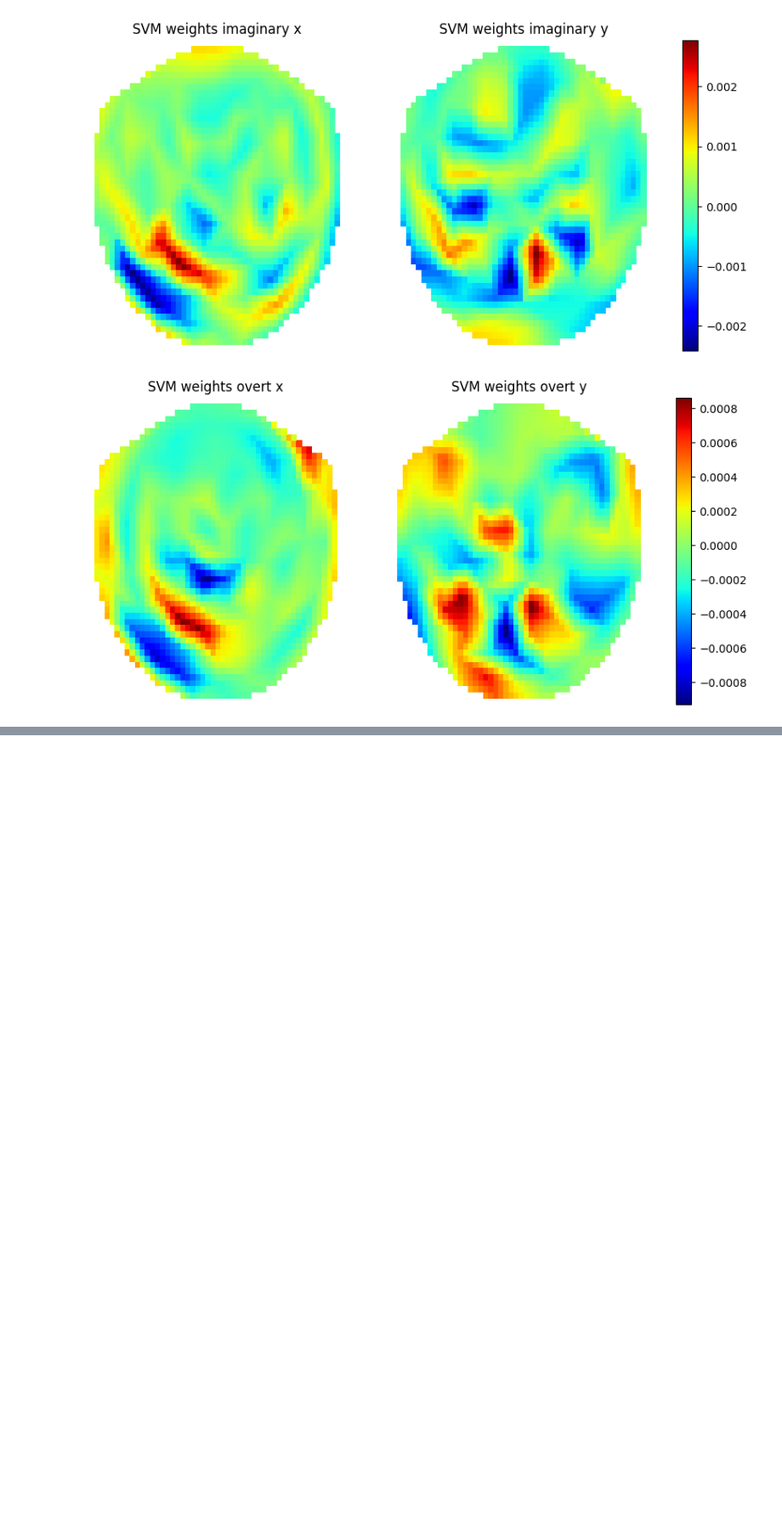
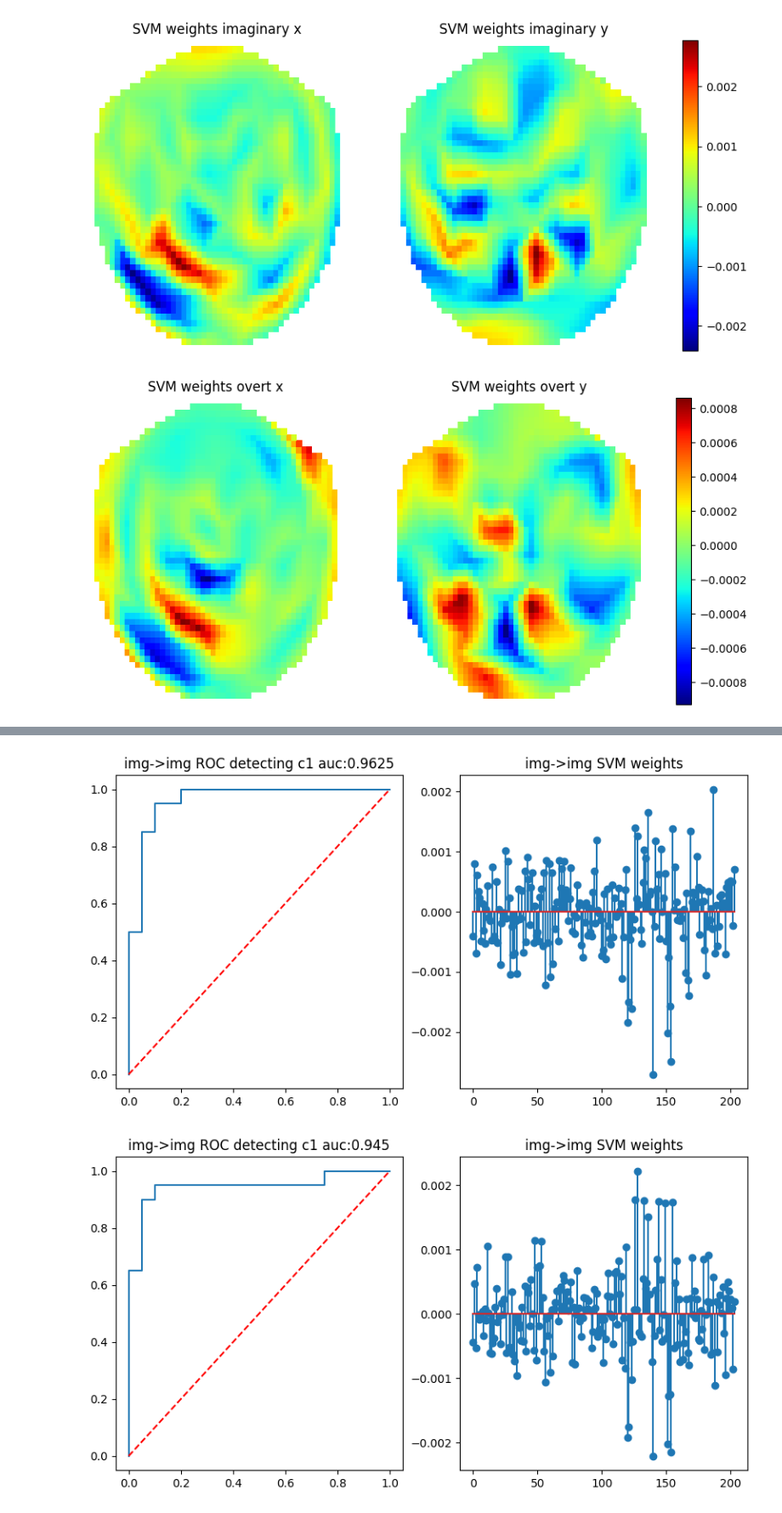
Before and after one commit to albertlyuan/ece-580, a Jupyter notebook: mp2/mp2.ipynb, the cells around one changed output, grey strips where cells are left out. Shown at 85% size. Drawn from its saved outputs; the diff is of its cells as text; code cells hidden in the pictures; blank space fills up the shorter version.

```diff
--- a/mp2/mp2.ipynb
+++ b/mp2/mp2.ipynb
@@ -195,0 +218,11 @@ pd.DataFrame.from_dict(overt_overt)
+# %%
+for run in img_img.values():
+    decision_stats = run['decision_stats']
+    labels = run['decision_labels']
+    weights = run['model'].coef_.T
+    data = np.column_stack((decision_stats,labels))
+    data = data[decision_stats.argsort()]
+    plotROC(data, weights, "img->img")
+# %% [output]
+[figure, added]
+[figure, added]
```
Also changed, not shown: parts of 10 cells of this notebook.
